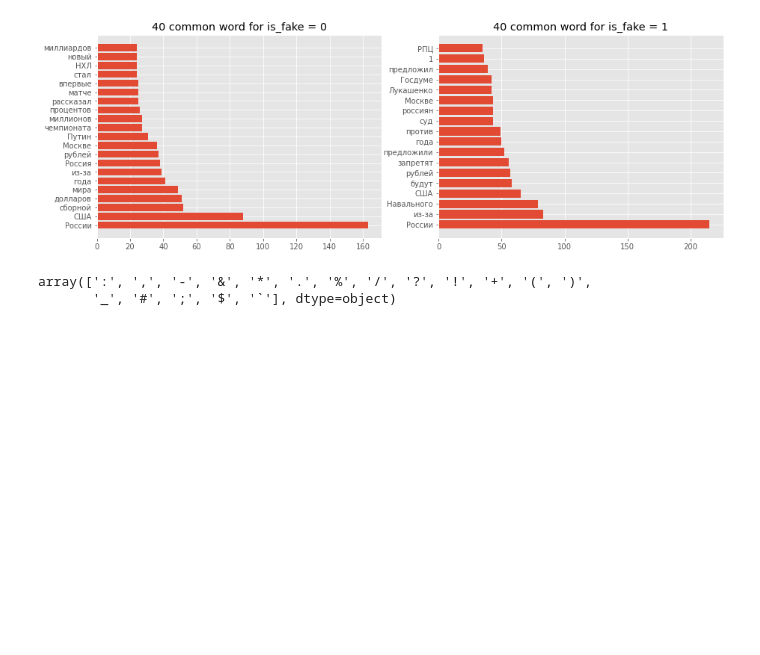
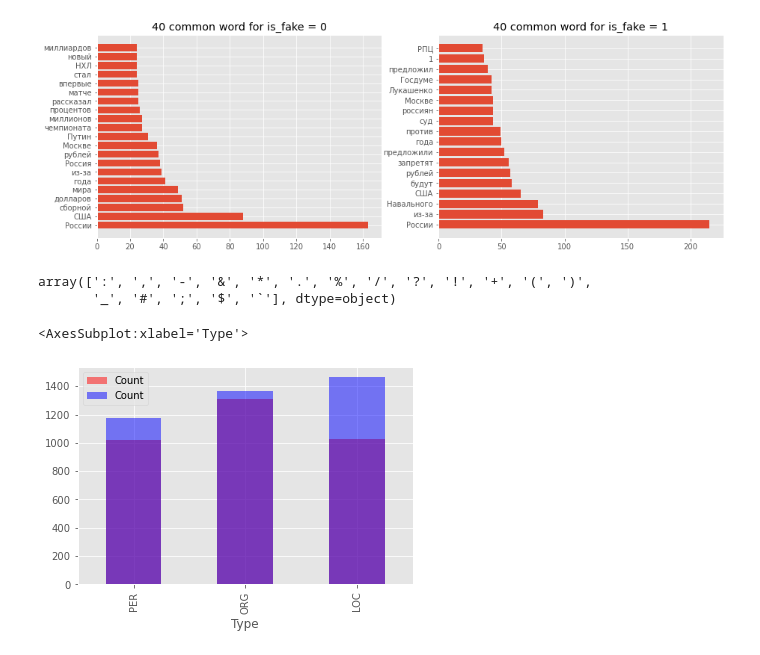
Before and after one commit to yummyKnight/KontourTestTask, a Jupyter notebook: notebooks/EDA.ipynb, the cells around one changed output. Cells and saved outputs as stored; diff of their text form; code cells hidden in the pictures; blank space fills up the shorter version.

```diff
--- a/notebooks/EDA.ipynb
+++ b/notebooks/EDA.ipynb
@@ -142,3 +142,21 @@ train_df['title'].str.findall('[{}]'.format(string.punctuation)).explode().dropn
 # %% [output]
 array([':', ',', '-', '&', '*', '.', '%', '/', '?', '!', '+', '(', ')',
        '_', '#', ';', '$', '`'], dtype=object)
+# %%
+from slovnet import NER
+from navec import Navec
+navec = Navec.load("../slovnet/navec_news_v1_1B_250K_300d_100q.tar")
+ner = NER.load("../slovnet/slovnet_ner_news_v1.tar")
+ner.navec(navec)
+from collections import Counter
+def get_ner(ser : pd.Series):
+    c = Counter()
+    for text in ser:
+       for span in ner(text).spans:
+           c[span.type] += 1
+    return pd.DataFrame.from_dict({"Type" : c.keys(), "Count" : c.values()})
+ax = get_ner(train_df[train_df.is_fake == 0]['title']).plot.bar(x='Type',color="red", alpha=0.5)
+get_ner(train_df[train_df.is_fake == 1]['title']).plot.bar(x='Type', ax=ax, color="blue", alpha=0.5)
+# %% [output]
+<AxesSubplot:xlabel='Type'>
+[figure, added]
```
Also changed, not shown: parts of 1 cell of this notebook.
